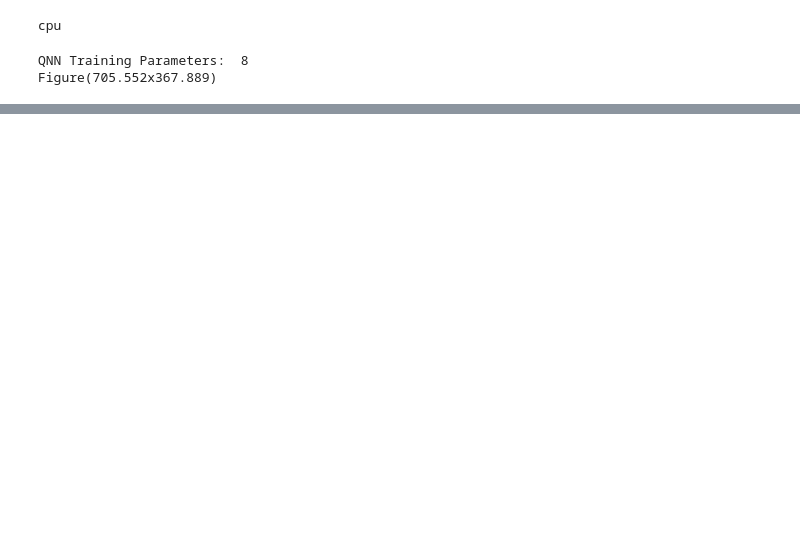
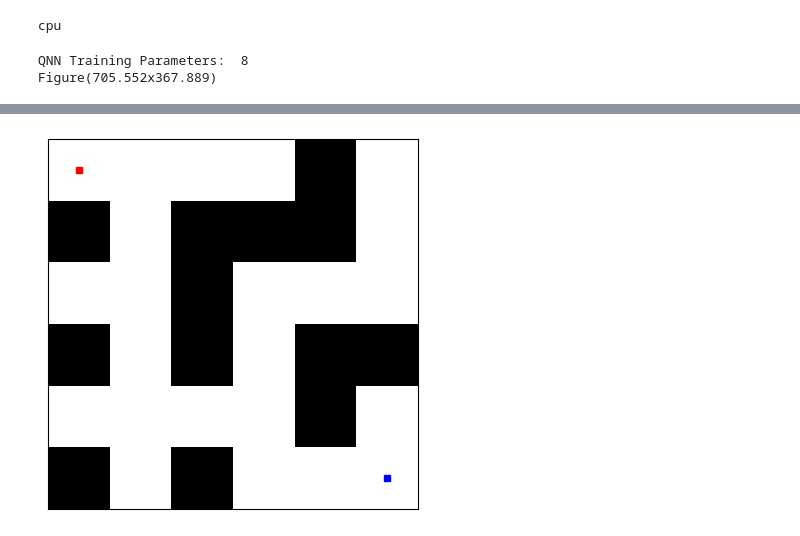
Before and after one commit to eiliscasey17/Quantum-Maze-DQN, a Jupyter notebook: src/DQN_quantum_twoagents.ipynb, the cells around one changed output, grey strips where cells are left out. Saved outputs shown, nothing was run; the diff lists cells and outputs as text; code cells hidden in the pictures; blank space fills up the shorter version.

```diff
--- a/src/DQN_quantum_twoagents.ipynb
+++ b/src/DQN_quantum_twoagents.ipynb
@@ -35,6 +35,12 @@ print(device)
 
 directory = 'baseline_results/'
 experiment_id = 'twoagents/compete_quantumcommunication3'
+
+num_qubits =8
+num_actions =4
+
+row_num = 6
+col_num = 6
 # %% [output]
 cpu
 # %%
@@ -96,0 +366,12 @@ Figure(705.552x367.889)
+# %%
+from environment import MazeEnvironment
+
+maze = np.load('./maze_generator/maze_' + str(row_num) + 'x' + str(col_num) + '.npy')
+
+start_position =[0,0]
+end_position = [len(maze)-1, len(maze)-1]
+# %%
+maze_env_1 = MazeEnvironment(maze, start_position, end_position)
+maze_env_1.draw(directory + 'maze.png')
+# %% [output]
+[figure, added]
```
Also changed, not shown: parts of 20 cells of this notebook, 1 other file.
